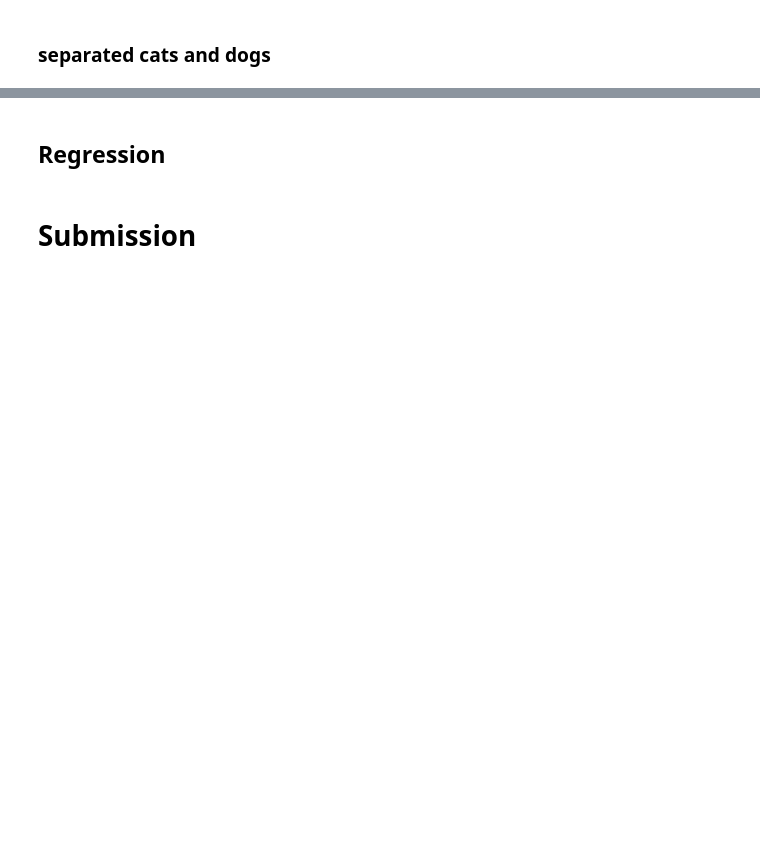
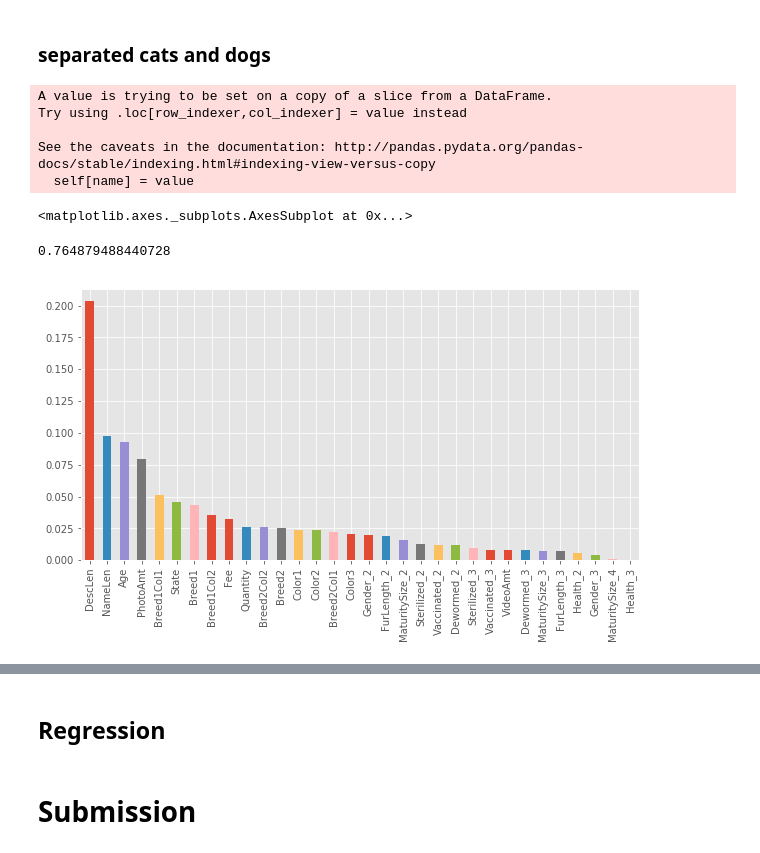
Before and after one commit to UrszulaCzerwinska/Pets, a Jupyter notebook: pets_notebook/kernel.ipynb, the cells around one changed output, grey strips where cells are left out. Drawn from its saved outputs; the diff is of its cells as text; code cells hidden in the pictures; blank space fills up the shorter version.

Commit message:
start stratified

```diff
--- a/pets_notebook/kernel.ipynb
+++ b/pets_notebook/kernel.ipynb
@@ -1440,2 +1376,66 @@ sel_cols
 # %% [markdown]
 ### separated cats and dogs
+# %%
+df =start_proj()
+
+one_hot_cols=['Gender', 'MaturitySize', 'FurLength', 'Vaccinated', 'Dewormed',
+       'Sterilized','Health']
+
+df = pd.get_dummies(df, columns=one_hot_cols, drop_first=True)
+
+
+
+cols_log = ['Age', 'Quantity', 'Fee', 'PhotoAmt', 'VideoAmt', 'DescLen', 'NameLen']
+
+df[cols_log] = df[cols_log].apply(np.log1p)
+
+df['Breed1Col1'] = df['Breed1'] * df['Color1']
+df['Breed1Col2'] = df['Breed1'] * df['Color2']
+df['Breed2Col1'] = df['Breed2'] * df['Color1']
+df['Breed2Col2'] = df['Breed2'] * df['Color2']
+
+sel_cols = [
+    'Type', 'Age', 'Breed1', 'Breed2', 'Color1', 'Color2', 'Color3',
+    'Quantity', 'Fee', 'State', 'DescLen', 'NameLen', 'Gender_2', 'Gender_3',
+    'MaturitySize_2', 'MaturitySize_3', 'MaturitySize_4', 'FurLength_2',
+    'FurLength_3', 'Vaccinated_2', 'Vaccinated_3', 'Dewormed_2', 'Dewormed_3',
+    'Sterilized_2', 'Sterilized_3', 'Health_2', 'Health_3', 'VideoAmt',
+    'PhotoAmt', 'Breed1Col1',  'Breed1Col2', 'Breed2Col2', 'Breed2Col1'
+]
+
+df_ml = df[sel_cols]
+df_ml.State = df_ml.State.astype(int)
+
+df_ml.State = df_ml.State.astype(int)
+
+train_ml = df_ml.iloc[0:14993,]
+dog = train_ml.Type == 1
+train_dog = train_ml.loc[dog,:].drop(columns='Type')
+dog_y = train_y[dog]
+train_cat = train_ml.loc[~dog,:].drop(columns='Type')
+cat_y = train_y[~dog]
+
+
+test_ml = df_ml.iloc[14993:,]
+dog_test = test_ml.Type == 1
+
+test_dog = test_ml.loc[dog_test,:].drop(columns='Type')
+test_cat = test_ml.loc[~dog_test,:].drop(columns='Type')
+# %% [output]
+A value is trying to be set on a copy of a slice from a DataFrame.
+Try using .loc[row_indexer,col_indexer] = value instead
+
+See the caveats in the documentation: http://pandas.pydata.org/pandas-docs/stable/indexing.html#indexing-view-versus-copy
+  self[name] = value
+# %%
+model_dog = xgb.XGBClassifier(n_estimators=500, nthread=-1, max_depth=8, learning_rate=0.015)
+model_dog.fit(train_dog.values, dog_y.values)
+
+
+display(pd.Series(model_dog.feature_importances_, index = train_dog.columns).sort_values(ascending=False).plot.bar())
+
+display(model_dog.score(train_dog.values,dog_y.values))
+# %% [output]
+<matplotlib.axes._subplots.AxesSubplot at 0x...>
+0.764879488440728
+[figure, added]
```
Also changed, not shown: parts of 12 cells of this notebook, 1 other file.
